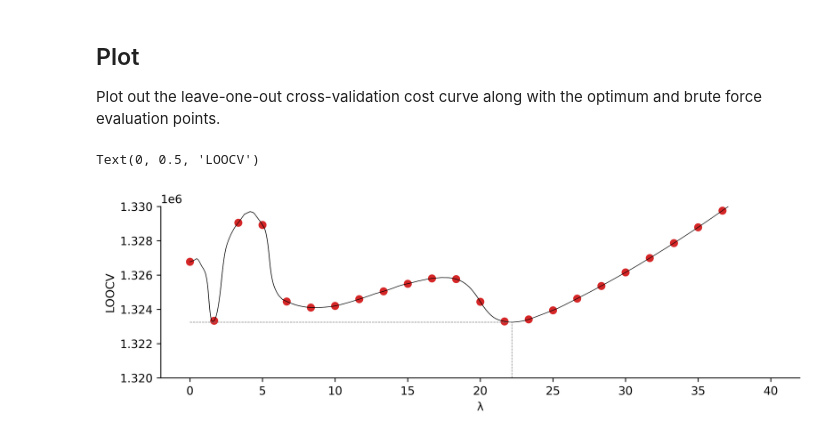
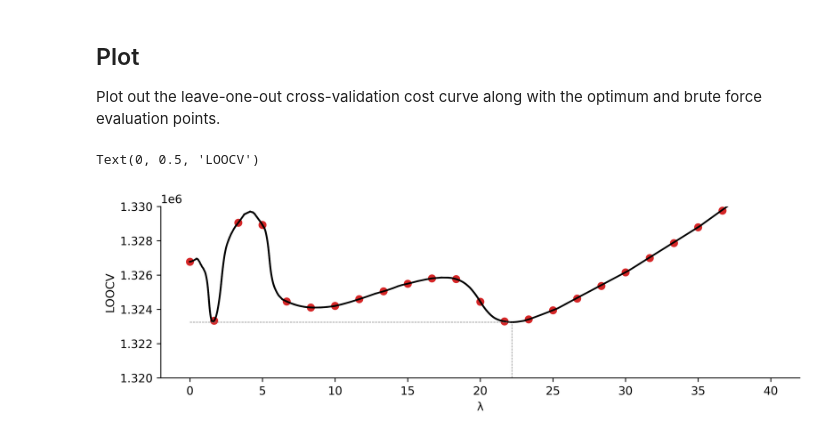
Before and after one commit to rnburn/bbai, a Jupyter notebook: example/24-lasso-diabetes.ipynb, the cells around one changed output. Drawn from its saved outputs; the diff is of its cells as text; code cells hidden in the pictures.

```diff
--- a/example/24-lasso-diabetes.ipynb
+++ b/example/24-lasso-diabetes.ipynb
@@ -79,36 +79,23 @@ lambdas = np.linspace(0, lambda_max, 25)
 los = [compute_lo_cost(li) for li in lambdas]
 # %%
 fig, ax = plt.subplots(figsize=(10, 2.7))
-rows = model.cost_fn_.T
-N = len(rows)
-for i in range(N):
-    lda, c, b, a = rows[i]
-    if lda > lambda_max:
-        break
-    if i < N-1:
-        lda_p = rows[i+1][0]
-    else:
-        lda_p = lda*1.1
-    lx = np.linspace(lda, min(lda_p, lambda_max))
-    def f(t):
-        return c + b * t + a * t * t
-    cx = f(lx)
-    ax.plot(lx, cx, color='black', linewidth=0.5)
+for lx, cx in zip(*model.loo_squared_error_.plot_points(0, 40)):
+    ax.plot(lx, cx, color='black')
 ax.scatter(lambdas, los, color='tab:red')
 ax.set_ylim(1.32e6, 1.33e6)
-lo_opt = model.evaluate_lo_cost(model.lambda_)
+lo_opt = model.loo_squared_error_.evaluate_lambda(model.lambda_)
 ax.hlines(
     lo_opt,
     0, model.lambda_,
     color='grey', linewidth=0.5, linestyle='--')
 ax.vlines(
     model.lambda_,
     ax.get_ylim()[0],
     lo_opt,
     color='grey', linewidth=0.5, linestyle='--')
 ax.spines[['top', 'right']].set_visible(False)
 ax.set_xlabel('λ')
 ax.set_ylabel('LOOCV')
 # %% [output]
 Text(0, 0.5, 'LOOCV')
-[figure, old version]
+[figure, new version]
```
Also changed, not shown: parts of 1 cell of this notebook, 8 other files.
